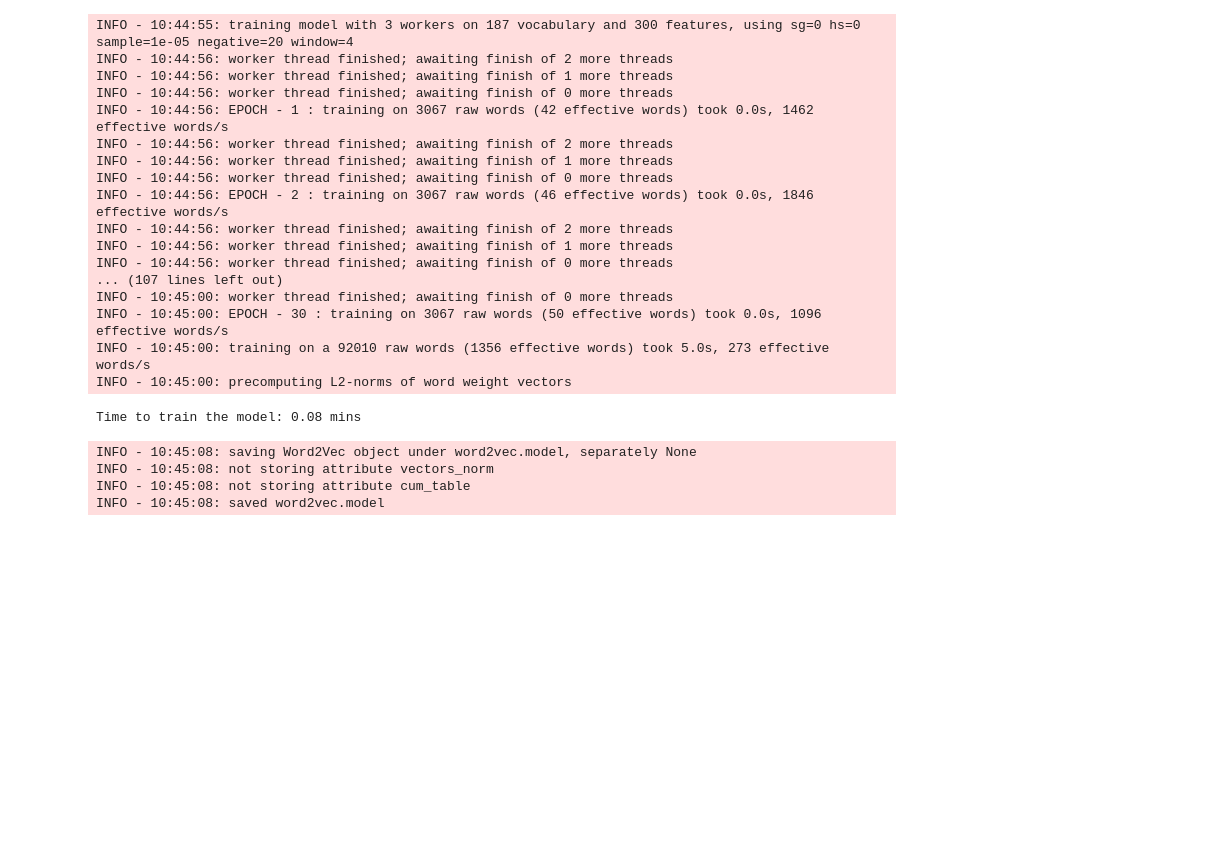
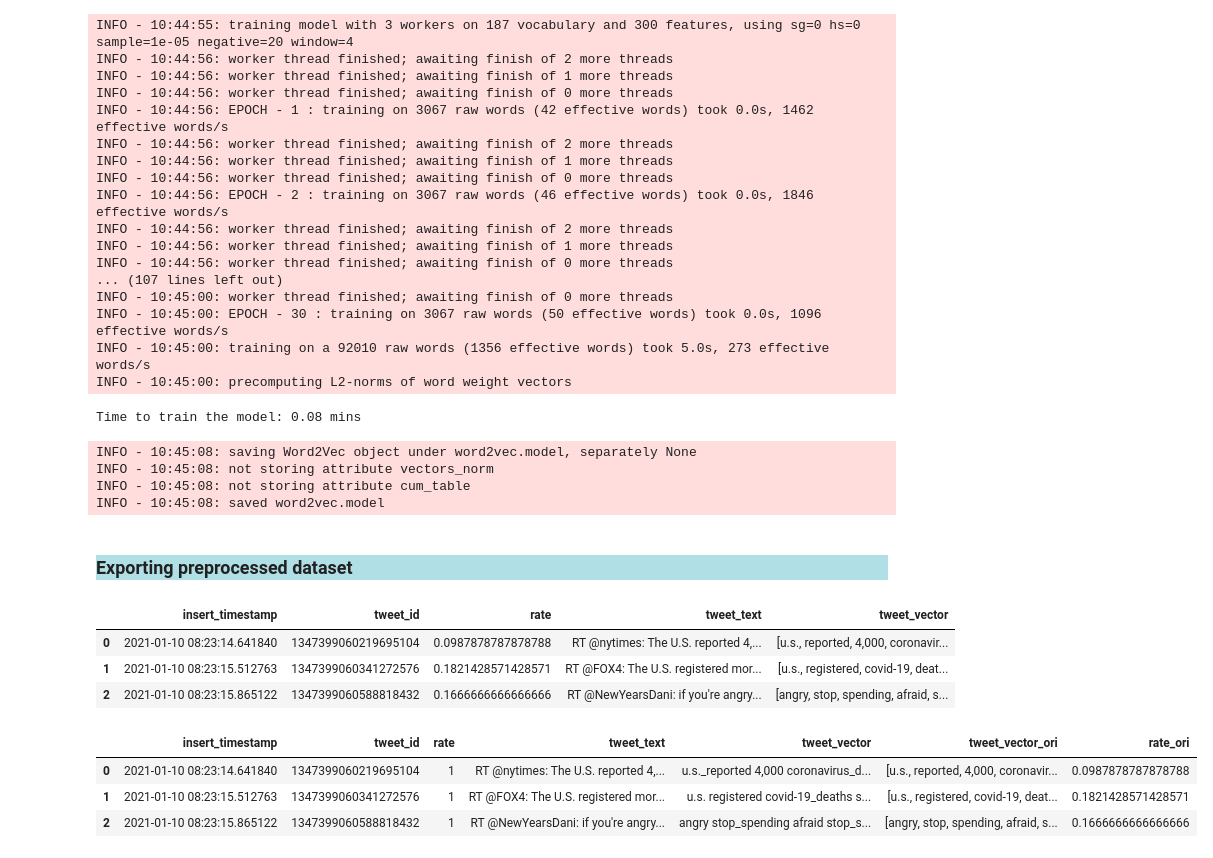
Before and after one commit to lveagithub/bts-dsf-2020, a Jupyter notebook: Final_project/DSF_FINAL_PROJECT_Prep_Embed.ipynb, the cells around one changed output. Drawn from its saved outputs; the diff is of its cells as text; code cells hidden in the pictures; blank space fills up the shorter version.

```diff
--- a/Final_project/DSF_FINAL_PROJECT_Prep_Embed.ipynb
+++ b/Final_project/DSF_FINAL_PROJECT_Prep_Embed.ipynb
@@ -317,3 +315,5 @@ INFO - 10:45:08: saving Word2Vec object under word2vec.model, separately None
 INFO - 10:45:08: not storing attribute vectors_norm
 INFO - 10:45:08: not storing attribute cum_table
 INFO - 10:45:08: saved word2vec.model
+# %% [markdown]
+<h3 style="background-color:powderblue;">Exporting preprocessed dataset</h3>
@@ -319,0 +328,21 @@ INFO - 10:45:08: saved word2vec.model
+# %%
+df_tweets_training_sql_model.head(3)
+# %% [output]
+|  | insert_timestamp | tweet_id | rate | tweet_text | tweet_vector |
+| 0 | 2021-01-10 08:23:14.641840 | 1347399060219695104 | 0.0987878787878788 | RT @nytimes: The U.S. reported 4,... | [u.s., reported, 4,000, coronavir... |
+| 1 | 2021-01-10 08:23:15.512763 | 1347399060341272576 | 0.1821428571428571 | RT @FOX4: The U.S. registered mor... | [u.s., registered, covid-19, deat... |
+| 2 | 2021-01-10 08:23:15.865122 | 1347399060588818432 | 0.1666666666666666 | RT @NewYearsDani: if you're angry... | [angry, stop, spending, afraid, s... |
+# %%
+df_tweets_training_sql_model_export = df_tweets_training_sql_model.copy()
+df_tweets_training_sql_model_export['tweet_vector_ori'] = df_tweets_training_sql_model_export.tweet_vector
+df_tweets_training_sql_model_export['rate_ori'] = df_tweets_training_sql_model_export.rate
+df_tweets_training_sql_model_export.tweet_vector = df_tweets_training_sql_model_export.tweet_vector.apply(lambda x: ' '.join(bigram[x]))
+df_tweets_training_sql_model_export.rate = df_tweets_training_sql_model_export.rate.apply(lambda x: cleaningHelper.get_custom_rate(rate_ = float(x) ))
+#df_tweets_training_sql_model_export.rate = df_tweets_training_sql_model_export.rate
+# %%
+df_tweets_training_sql_model_export.head(3)
+# %% [output]
+|  | insert_timestamp | tweet_id | rate | tweet_text | tweet_vector | tweet_vector_ori | rate_ori |
+| 0 | 2021-01-10 08:23:14.641840 | 1347399060219695104 | 1 | RT @nytimes: The U.S. reported 4,... | u.s._reported 4,000 coronavirus_d... | [u.s., reported, 4,000, coronavir... | 0.0987878787878788 |
+| 1 | 2021-01-10 08:23:15.512763 | 1347399060341272576 | 1 | RT @FOX4: The U.S. registered mor... | u.s. registered covid-19_deaths s... | [u.s., registered, covid-19, deat... | 0.1821428571428571 |
+| 2 | 2021-01-10 08:23:15.865122 | 1347399060588818432 | 1 | RT @NewYearsDani: if you're angry... | angry stop_spending afraid stop_s... | [angry, stop, spending, afraid, s... | 0.1666666666666666 |
```
Also changed, not shown: parts of 7 cells of this notebook, 5 other files.
